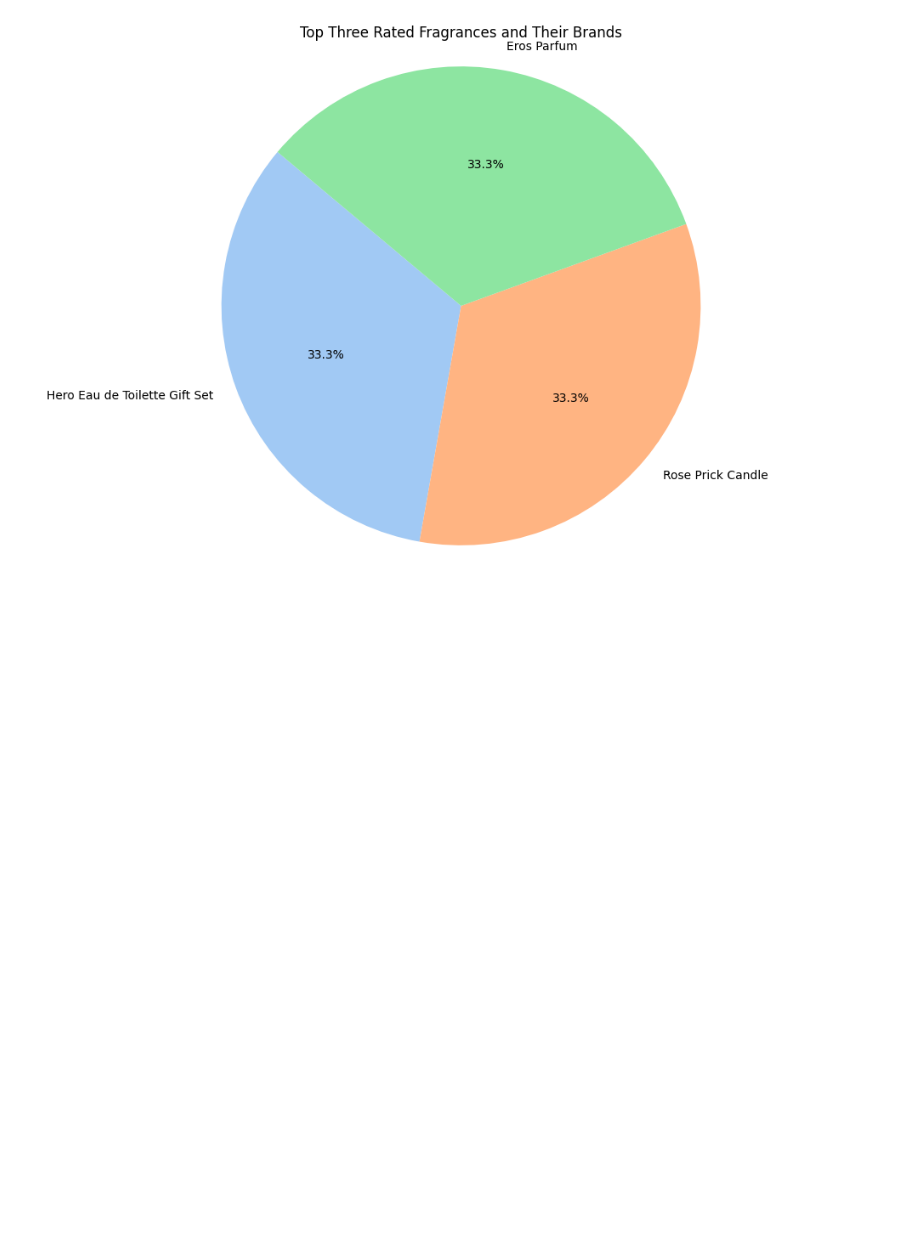
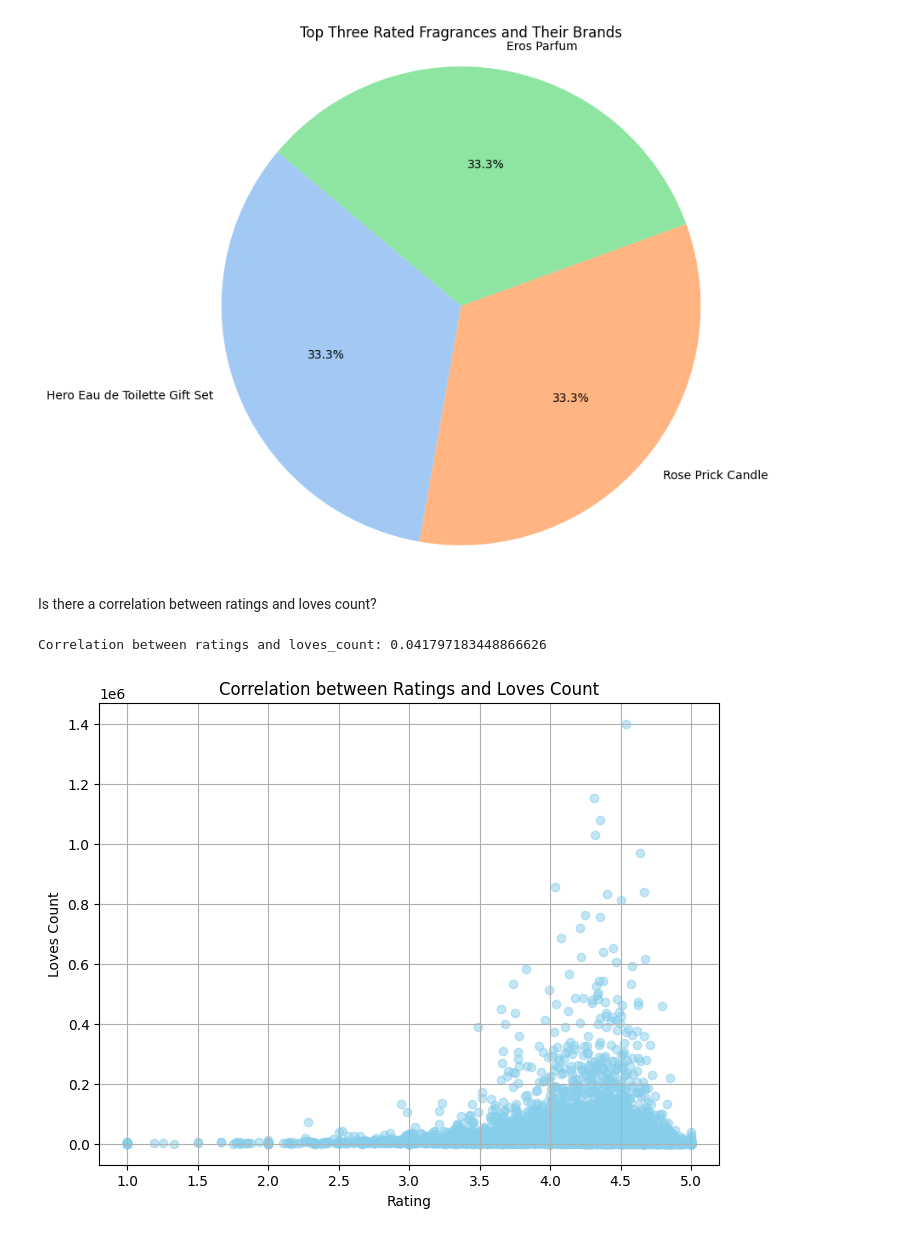
Before and after one commit to Iveynganga/PYTHON-DATA-ANALYSIS, a Jupyter notebook: SephoraCapstone.ipynb, the cells around one changed output. Cells and saved outputs as stored; diff of their text form; code cells hidden in the pictures; blank space fills up the shorter version.

```diff
--- a/SephoraCapstone.ipynb
+++ b/SephoraCapstone.ipynb
@@ -177,7 +177,7 @@ Which 10 brands had the lowest rating?
 import pandas as pd
 
 # Read the dataset
-sephora = pd.read_csv('/content/product_info.csv.zip')
+sephora = pd.read_csv('/content/product info.csv')
 
 # Group by brand name, calculate the average rating
 brand_ratings = sephora.groupby(['product_name', 'brand_name'])['rating'].mean()
@@ -289,3 +289,24 @@ plt.axis('equal')  # Equal aspect ratio ensures that pie is drawn as a circle
 plt.show()
 # %% [output]
 [figure]
+# %% [markdown]
+Is there a correlation between ratings and loves count?
+# %%
+# Calculate the correlation between ratings and loves count
+correlation = sephora['rating'].corr(sephora['loves_count'])
+
+# Display the correlation coefficient
+print("Correlation between ratings and loves_count:", correlation)
+# %% [output]
+Correlation between ratings and loves_count: 0.041797183448866626
+# %%
+# Create a scatter plot
+plt.figure(figsize=(8, 6))
+plt.scatter(sephora['rating'], sephora['loves_count'], color='skyblue', alpha=0.5)
+plt.title('Correlation between Ratings and Loves Count')
+plt.xlabel('Rating')
+plt.ylabel('Loves Count')
+plt.grid(True)
+plt.show()
+# %% [output]
+[figure, added]
```
Also changed, not shown: parts of 14 cells of this notebook.
